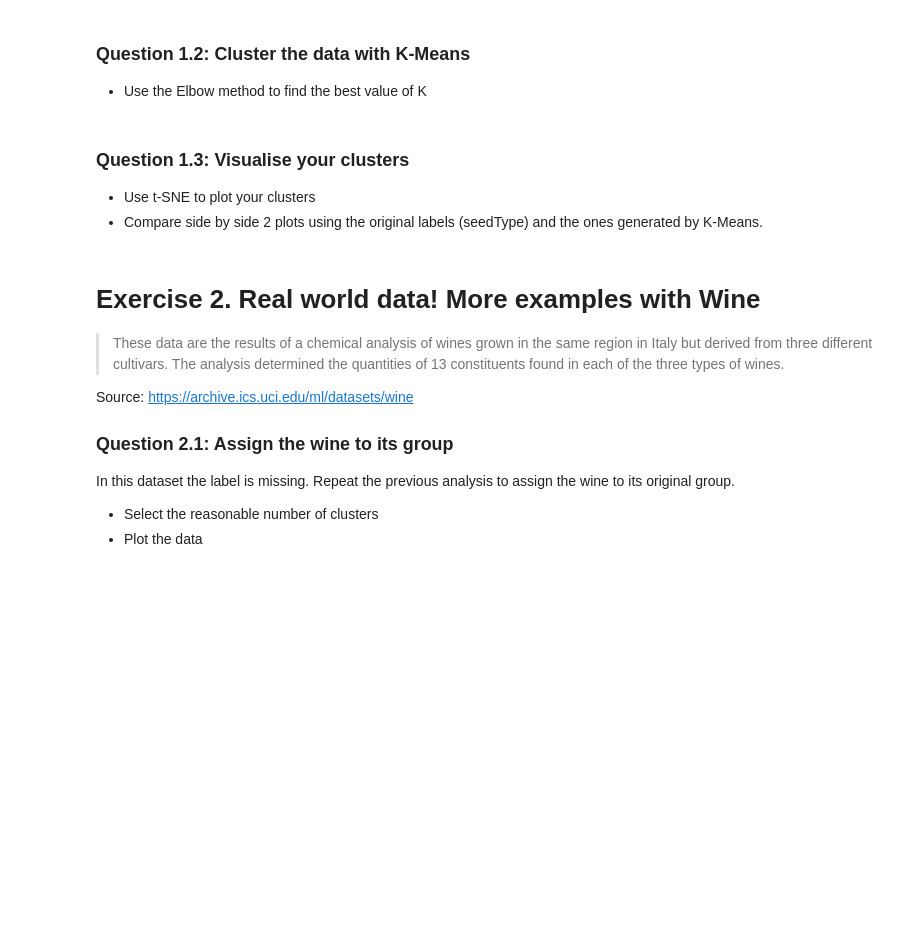
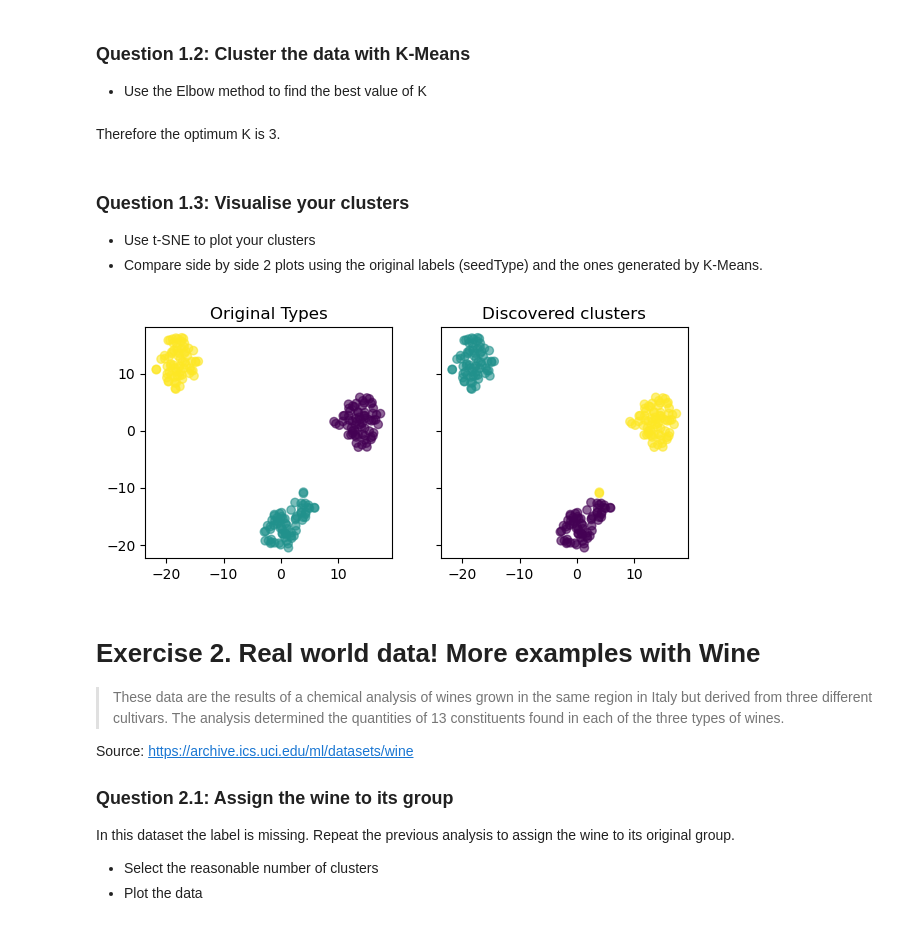
Before and after one commit to PabloVallbona/ADA2025, a Jupyter notebook: Exercises/08 - Learning from data - Unsupervised learning/Unsupervised_Learning.ipynb, the cells around one changed output. Cells and saved outputs as stored; diff of their text form; code cells hidden in the pictures; blank space fills up the shorter version.

```diff
--- a/Exercises/08 - Learning from data - Unsupervised learning/Unsupervised_Learning.ipynb
+++ b/Exercises/08 - Learning from data - Unsupervised learning/Unsupervised_Learning.ipynb
@@ -361,11 +383,34 @@ In this exercise, we are interested in discovering structure in the data by hidi
 ### Question 1.2: Cluster the data with K-Means
 
 - Use the Elbow method to find the best value of K
+# %%
+scaled_features = StandardScaler().fit(seeds).transform(seeds)
+
+plot_sse(scaled_features)
+# %% [markdown]
+Therefore the optimum K is 3.
 # %% [markdown]
 ### Question 1.3: Visualise your clusters
 
 - Use t-SNE to plot your clusters
 - Compare side by side 2 plots using the original labels (seedType) and the ones generated by K-Means.
+# %%
+seeds_reduced_tsne = TSNE(n_components=2, init='random', learning_rate='auto', random_state=0).fit_transform(scaled_features)
+
+fig, axs = plt.subplots(1, 2, figsize=(7,3), sharey=True)
+
+axs[0].scatter(seeds_reduced_tsne[:,0], seeds_reduced_tsne[:,1], c=seeds.seedType, alpha=0.6)
+axs[0].set_title("Original Types")
+
+
+labels = KMeans(n_clusters=3, random_state=0).fit_predict(scaled_features)
+
+axs[1].scatter(seeds_reduced_tsne[:,0], seeds_reduced_tsne[:,1], c=labels, alpha=0.6)
+axs[1].set_title("Discovered clusters")
+
+plt.show()
+# %% [output]
+[figure, added]
 # %% [markdown]
 # Exercise 2. Real world data! More examples with Wine
 
```
Also changed, not shown: parts of 7 cells of this notebook.
